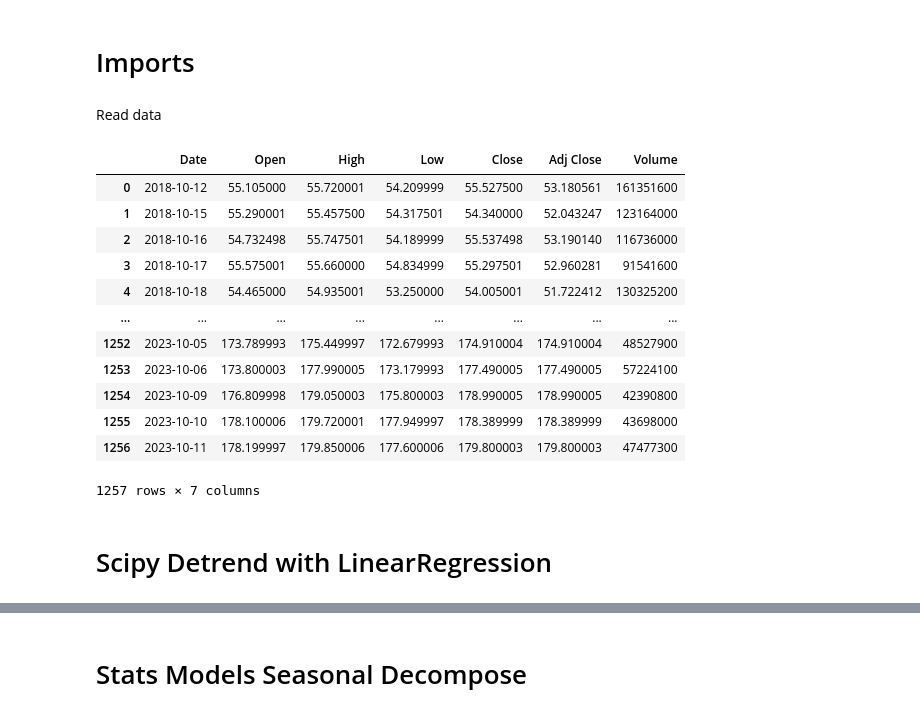
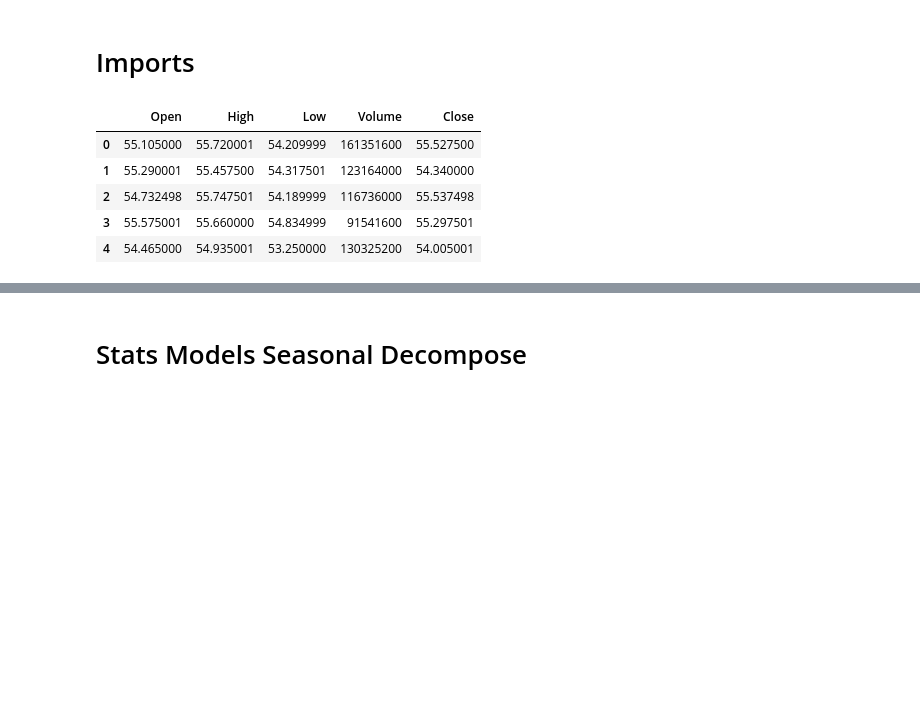
Before and after one commit to zapulam/StockPredictor2.0, a Jupyter notebook: dev.ipynb, the cells around one changed output, grey strips where cells are left out. Drawn from its saved outputs; the diff is of its cells as text; code cells hidden in the pictures; blank space fills up the shorter version.

```diff
--- a/dev.ipynb
+++ b/dev.ipynb
@@ -10,26 +9,15 @@ from scipy.optimize import curve_fit
 from sklearn.linear_model import LinearRegression
-# %% [markdown]
-Read data
 # %%
-df = pd.read_csv('daily_prices/AAPL.csv')
-df
+df = pd.read_csv('daily_prices/AAPL.csv')[['Open', 'High', 'Low', 'Volume', 'Close']]
+df.head()
 # %% [output]
-|  | Date | Open | High | Low | Close | Adj Close | Volume |
-| 0 | 2018-10-12 | 55.105000 | 55.720001 | 54.209999 | 55.527500 | 53.180561 | 161351600 |
-| 1 | 2018-10-15 | 55.290001 | 55.457500 | 54.317501 | 54.340000 | 52.043247 | 123164000 |
-| 2 | 2018-10-16 | 54.732498 | 55.747501 | 54.189999 | 55.537498 | 53.190140 | 116736000 |
-| 3 | 2018-10-17 | 55.575001 | 55.660000 | 54.834999 | 55.297501 | 52.960281 | 91541600 |
-| 4 | 2018-10-18 | 54.465000 | 54.935001 | 53.250000 | 54.005001 | 51.722412 | 130325200 |
-| ... | ... | ... | ... | ... | ... | ... | ... |
-| 1252 | 2023-10-05 | 173.789993 | 175.449997 | 172.679993 | 174.910004 | 174.910004 | 48527900 |
-| 1253 | 2023-10-06 | 173.800003 | 177.990005 | 173.179993 | 177.490005 | 177.490005 | 57224100 |
-| 1254 | 2023-10-09 | 176.809998 | 179.050003 | 175.800003 | 178.990005 | 178.990005 | 42390800 |
-| 1255 | 2023-10-10 | 178.100006 | 179.720001 | 177.949997 | 178.389999 | 178.389999 | 43698000 |
-| 1256 | 2023-10-11 | 178.199997 | 179.850006 | 177.600006 | 179.800003 | 179.800003 | 47477300 |
+|  | Open | High | Low | Volume | Close |
+| 0 | 55.105000 | 55.720001 | 54.209999 | 161351600 | 55.527500 |
+| 1 | 55.290001 | 55.457500 | 54.317501 | 123164000 | 54.340000 |
+| 2 | 54.732498 | 55.747501 | 54.189999 | 116736000 | 55.537498 |
+| 3 | 55.575001 | 55.660000 | 54.834999 | 91541600 | 55.297501 |
+| 4 | 54.465000 | 54.935001 | 53.250000 | 130325200 | 54.005001 |
-1257 rows × 7 columns
 # %%
 # Extract the time and value columns
 time_series = np.array(range(len(df['Date'])))  # Replace with your time column name
 values = df['Close']                            # Replace with your value column name
-# %% [markdown]
-# Scipy Detrend with LinearRegression
```
Also changed, not shown: parts of 18 cells of this notebook, 3 other files.
